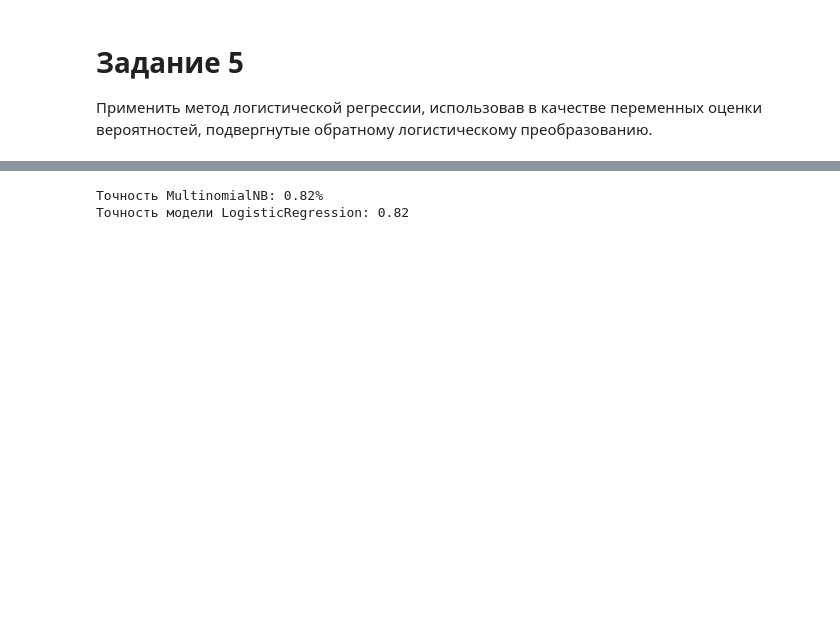
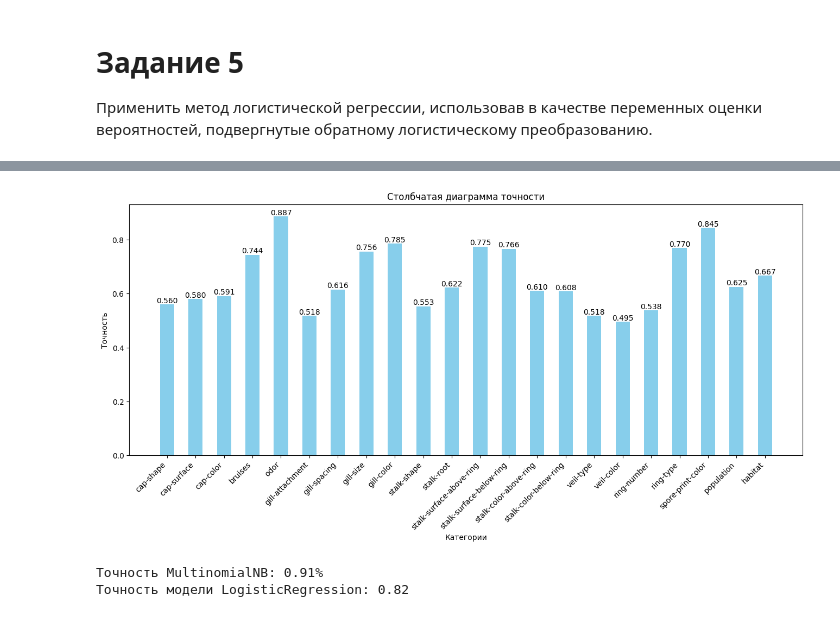
Before and after one commit to EmelyanovAlexey/solution_stat_theory, a Jupyter notebook: 2_task/lab.ipynb, the cells around one changed output, grey strips where cells are left out. Saved outputs shown, nothing was run; the diff lists cells and outputs as text; code cells hidden in the pictures; blank space fills up the shorter version.

```diff
--- a/2_task/lab.ipynb
+++ b/2_task/lab.ipynb
@@ -266,14 +321,12 @@ P(Not Spam|Message) = P(Not Spam) * P("Специальное"|Not Spam) * P("п
 
 Мы выбираем класс с наибольшей вероятностью (в данном случае, Spam), и сообщение классифицируется как "Спам".
 # %%
-from sklearn.naive_bayes import MultinomialNB, CategoricalNB
-nb_classifier = MultinomialNB()
+from sklearn.naive_bayes import GaussianNB
+nb_classifier = GaussianNB()
 nb_classifier.fit(X_train, y_train)
-
-# print(predicted_probabilities)
 
 y_pred = nb_classifier.predict(X_test)
 
-accuracy = accuracy_score(y_test, y_pred)
-print("Точность наивного байесовского классификатора: {:.2f}%".format(accuracy * 1))
+conf_matrix = confusion_matrix(y_test, y_pred)
+get_metrix(conf_matrix)
 # %% [output]
@@ -356,6 +413,10 @@ nb_classifier_my.fit(X_train, y_train)
 # Сделайте прогнозы на тестовом наборе
 y_pred = nb_classifier_my.predict(X_test)
 
-accuracy = accuracy_score(y_test, y_pred)
-print("Точность наивного байесовского классификатора: {:.2f}%".format(accuracy * 1))
+print("библиотека")
+get_metrix(conf_matrix)
+
+print("моя")
+conf_matrix = confusion_matrix(y_test, y_pred)
+get_metrix(conf_matrix)
 # %% [output]
@@ -365,0 +491,23 @@ print("Точность наивного байесовского классиф
+# %%
+categories = list(result_data.keys())
+accuracy_values = list(result_data.values())
+
+fig, ax = plt.subplots(figsize=(16, 6))
+bar_width = 0.5  # Ширина столбцов
+index = np.arange(len(categories))
+
+plt.bar(index, accuracy_values, bar_width, color='skyblue')
+plt.xlabel("Категории")
+plt.ylabel("Точность")
+plt.title("Столбчатая диаграмма точности")
+
+# Опционально: добавление чисел над столбцами
+for i, accuracy in enumerate(accuracy_values):
+    plt.text(i, accuracy, f"{accuracy:.3f}", ha="center", va="bottom")
+
+# Опционально: добавление заголовков с углом наклона
+plt.xticks(index, categories, rotation=45, ha="right")
+
+plt.show()
+# %% [output]
+[figure, added]
@@ -388,5 +558,5 @@ y_pred = model_lr.predict(log_odds.reshape(-1, 1))
 accuracy = accuracy_score(y_test, y_pred)
 print(f"Точность модели LogisticRegression: {accuracy:.2f}\n\n")
 # %% [output]
-Точность MultinomialNB: 0.82%
+Точность MultinomialNB: 0.91%
 Точность модели LogisticRegression: 0.82
```
Also changed, not shown: parts of 9 cells of this notebook, 1 other file.
